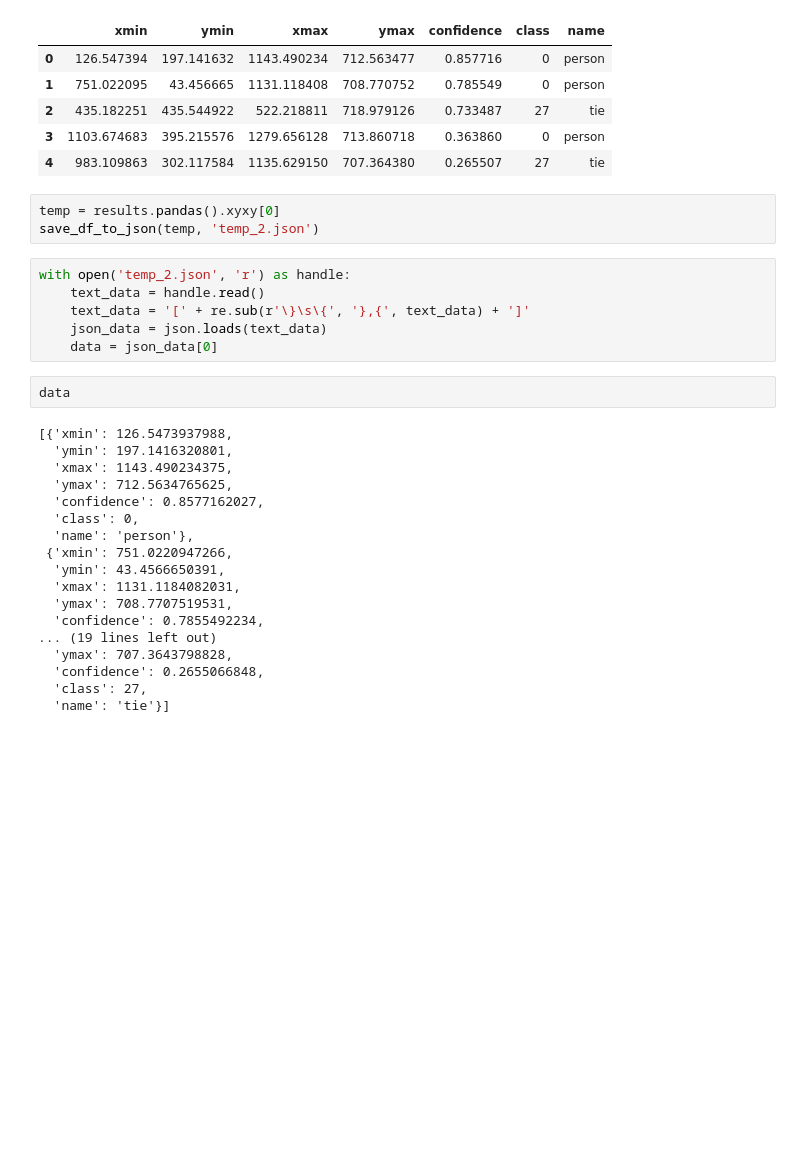
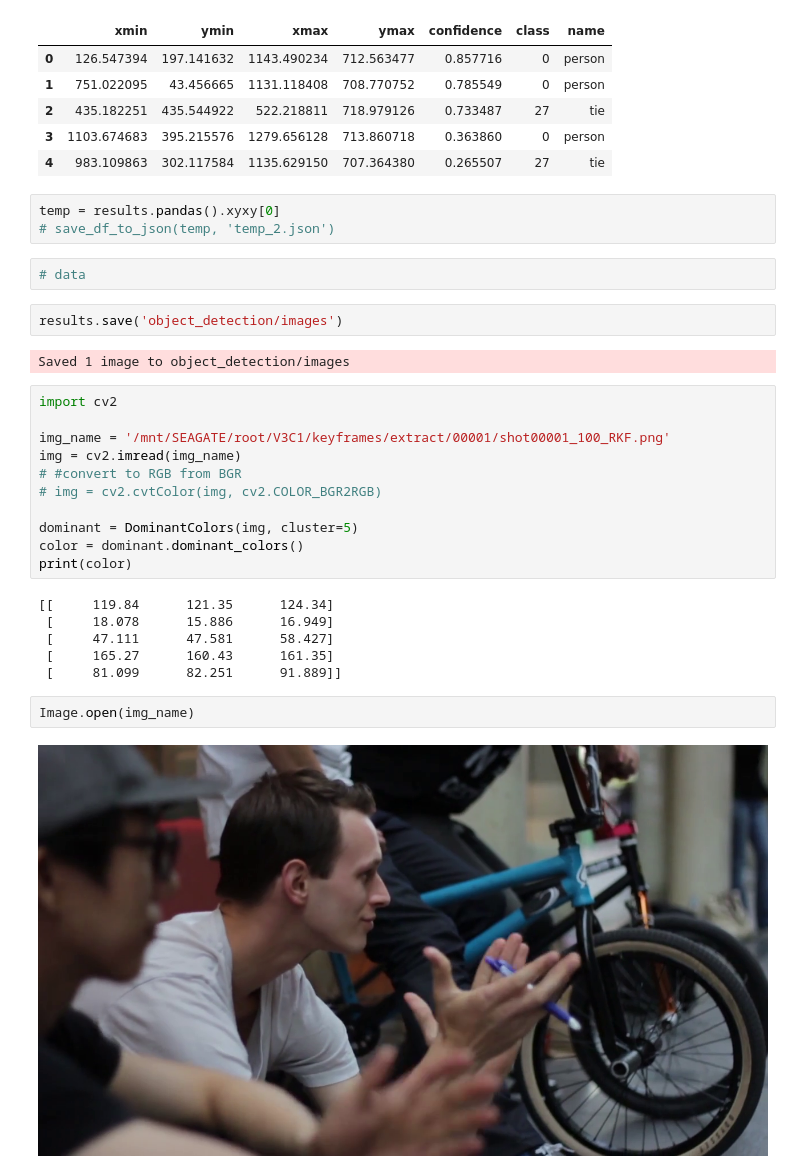
Before and after one commit to thaonhunguyen/VideoFall-VBS2022, a Jupyter notebook: object_detection/yolov5.ipynb, the cells around one changed output. Saved outputs shown, nothing was run; the diff lists cells and outputs as text; blank space fills up the shorter version.

```diff
--- a/object_detection/yolov5.ipynb
+++ b/object_detection/yolov5.ipynb
@@ -34,30 +32,31 @@ results.pandas().xyxy[0]
 | 4 | 983.109863 | 302.117584 | 1135.629150 | 707.364380 | 0.265507 | 27 | tie |
 # %%
 temp = results.pandas().xyxy[0]
-save_df_to_json(temp, 'temp_2.json')
+# save_df_to_json(temp, 'temp_2.json')
-# %%
-with open('temp_2.json', 'r') as handle:
-    text_data = handle.read()
-    text_data = '[' + re.sub(r'\}\s\{', '},{', text_data) + ']'
-    json_data = json.loads(text_data)
-    data = json_data[0]
 # %%
-data
+# data
-# %% [output]
-[{'xmin': 126.5473937988,
-  'ymin': 197.1416320801,
-  'xmax': 1143.490234375,
-  'ymax': 712.5634765625,
-  'confidence': 0.8577162027,
-  'class': 0,
-  'name': 'person'},
- {'xmin': 751.0220947266,
-  'ymin': 43.4566650391,
-  'xmax': 1131.1184082031,
-  'ymax': 708.7707519531,
-  'confidence': 0.7855492234,
-... (19 lines left out)
-  'ymax': 707.3643798828,
-  'confidence': 0.2655066848,
-  'class': 27,
-  'name': 'tie'}]
+# %%
+results.save('object_detection/images')
+# %% [output]
+Saved 1 image to object_detection/images
+# %%
+import cv2
+
+img_name = '/mnt/SEAGATE/root/V3C1/keyframes/extract/00001/shot00001_100_RKF.png'
+img = cv2.imread(img_name)
+# #convert to RGB from BGR
+# img = cv2.cvtColor(img, cv2.COLOR_BGR2RGB)
+
+dominant = DominantColors(img, cluster=5)
+color = dominant.dominant_colors()
+print(color)
+# %% [output]
+[[     119.84      121.35      124.34]
+ [     18.078      15.886      16.949]
+ [     47.111      47.581      58.427]
+ [     165.27      160.43      161.35]
+ [     81.099      82.251      91.889]]
+# %%
+Image.open(img_name)
+# %% [output]
+[figure, added]
```
Also changed, not shown: parts of 1 cell of this notebook, 2 other files.
